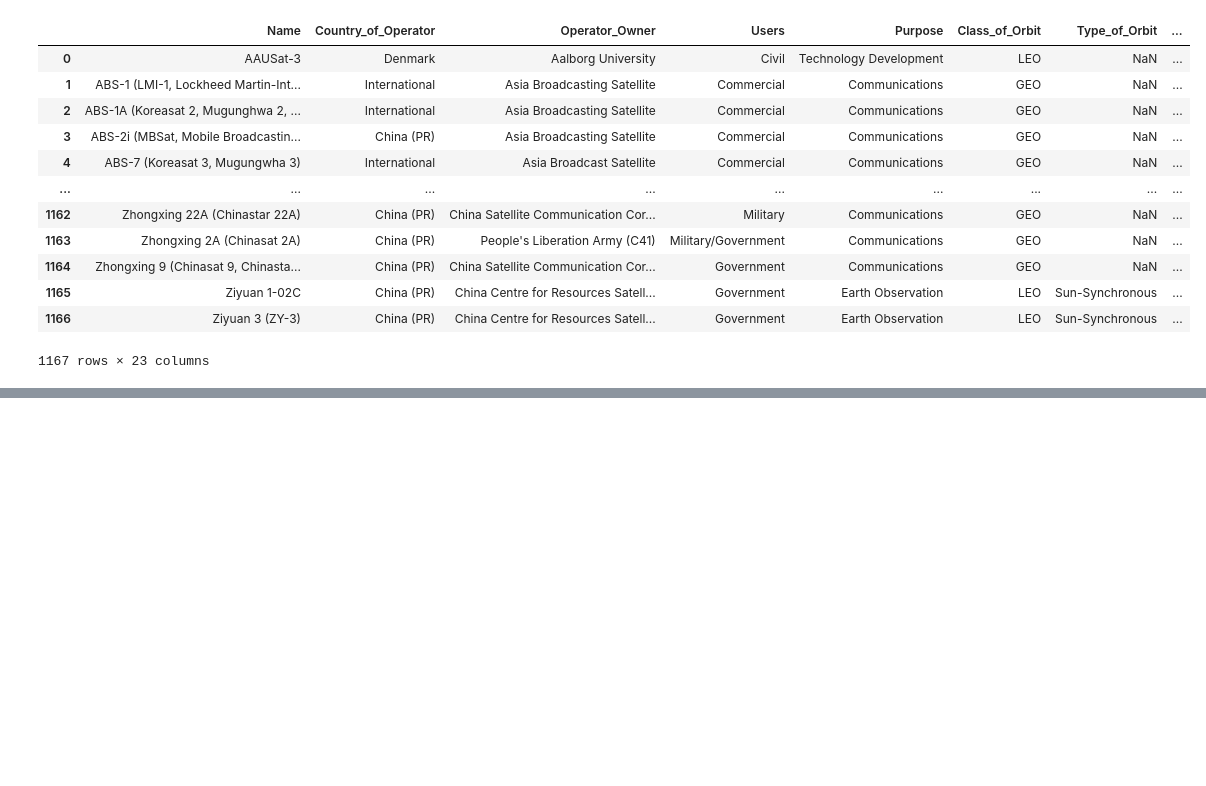
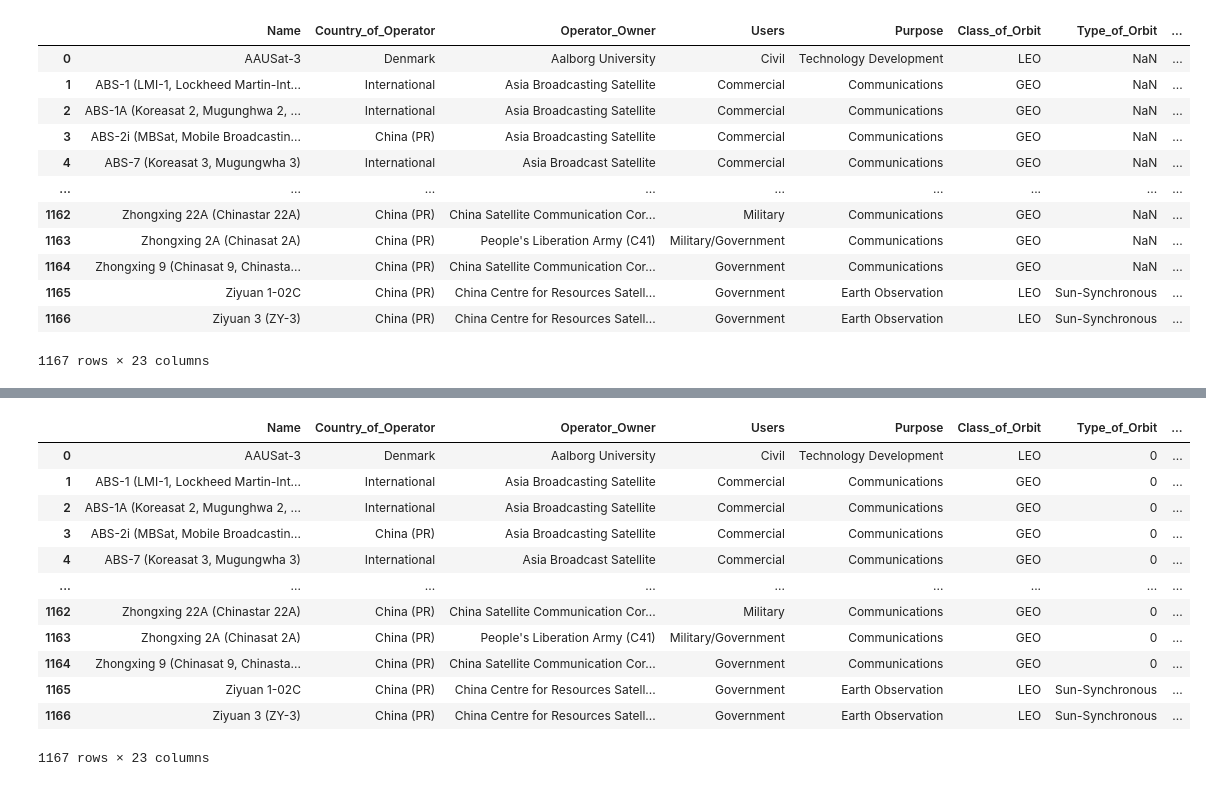
Before and after one commit to Umair-230104/BI-MiniProjects, a Jupyter notebook: Satelite.ipynb, the cells around one changed output, grey strips where cells are left out. Saved outputs shown, nothing was run; the diff lists cells and outputs as text; code cells hidden in the pictures; blank space fills up the shorter version.

```diff
--- a/Satelite.ipynb
+++ b/Satelite.ipynb
@@ -1,7 +1,8 @@
 # %%
 import pandas as pd
 # %%
-dataset = r"C:\Users\umair\Progamming Task\Data\CSV\satellites.csv"
+dataset = r"C:\Users\pejan\BI projecter\mp1\BI-MiniProjects\Data\CSV\satellites.csv"
+
 
 df = pd.read_csv(dataset, header = 0)
 
@@ -127,3 +128,7 @@ df
 | 1165 | Ziyuan 1-02C | China (PR) | China Centre for Resources Satell... | Government | Earth Observation | LEO | Sun-Synchronous | ... |
 | 1166 | Ziyuan 3 (ZY-3) | China (PR) | China Centre for Resources Satell... | Government | Earth Observation | LEO | Sun-Synchronous | ... |
 1167 rows × 23 columns
+# %%
+df_type_of_orbit = df
+
+df_type_of_orbit['Type_of_Orbit'].unique()
@@ -129,0 +151,18 @@ df
+# %%
+df_type_of_orbit["Type_of_Orbit"].fillna(0, inplace=True)
+
+df_type_of_orbit
+# %% [output]
+|  | Name | Country_of_Operator | Operator_Owner | Users | Purpose | Class_of_Orbit | Type_of_Orbit | ... |
+| 0 | AAUSat-3 | Denmark | Aalborg University | Civil | Technology Development | LEO | 0 | ... |
+| 1 | ABS-1 (LMI-1, Lockheed Martin-Int... | International | Asia Broadcasting Satellite | Commercial | Communications | GEO | 0 | ... |
+| 2 | ABS-1A (Koreasat 2, Mugunghwa 2, ... | International | Asia Broadcasting Satellite | Commercial | Communications | GEO | 0 | ... |
+| 3 | ABS-2i (MBSat, Mobile Broadcastin... | China (PR) | Asia Broadcasting Satellite | Commercial | Communications | GEO | 0 | ... |
+| 4 | ABS-7 (Koreasat 3, Mugungwha 3) | International | Asia Broadcast Satellite | Commercial | Communications | GEO | 0 | ... |
+| ... | ... | ... | ... | ... | ... | ... | ... | ... |
+| 1162 | Zhongxing 22A (Chinastar 22A) | China (PR) | China Satellite Communication Cor... | Military | Communications | GEO | 0 | ... |
+| 1163 | Zhongxing 2A (Chinasat 2A) | China (PR) | People's Liberation Army (C41) | Military/Government | Communications | GEO | 0 | ... |
+| 1164 | Zhongxing 9 (Chinasat 9, Chinasta... | China (PR) | China Satellite Communication Cor... | Government | Communications | GEO | 0 | ... |
+| 1165 | Ziyuan 1-02C | China (PR) | China Centre for Resources Satell... | Government | Earth Observation | LEO | Sun-Synchronous | ... |
+| 1166 | Ziyuan 3 (ZY-3) | China (PR) | China Centre for Resources Satell... | Government | Earth Observation | LEO | Sun-Synchronous | ... |
+1167 rows × 23 columns
```
Also changed, not shown: parts of 5 cells of this notebook.
